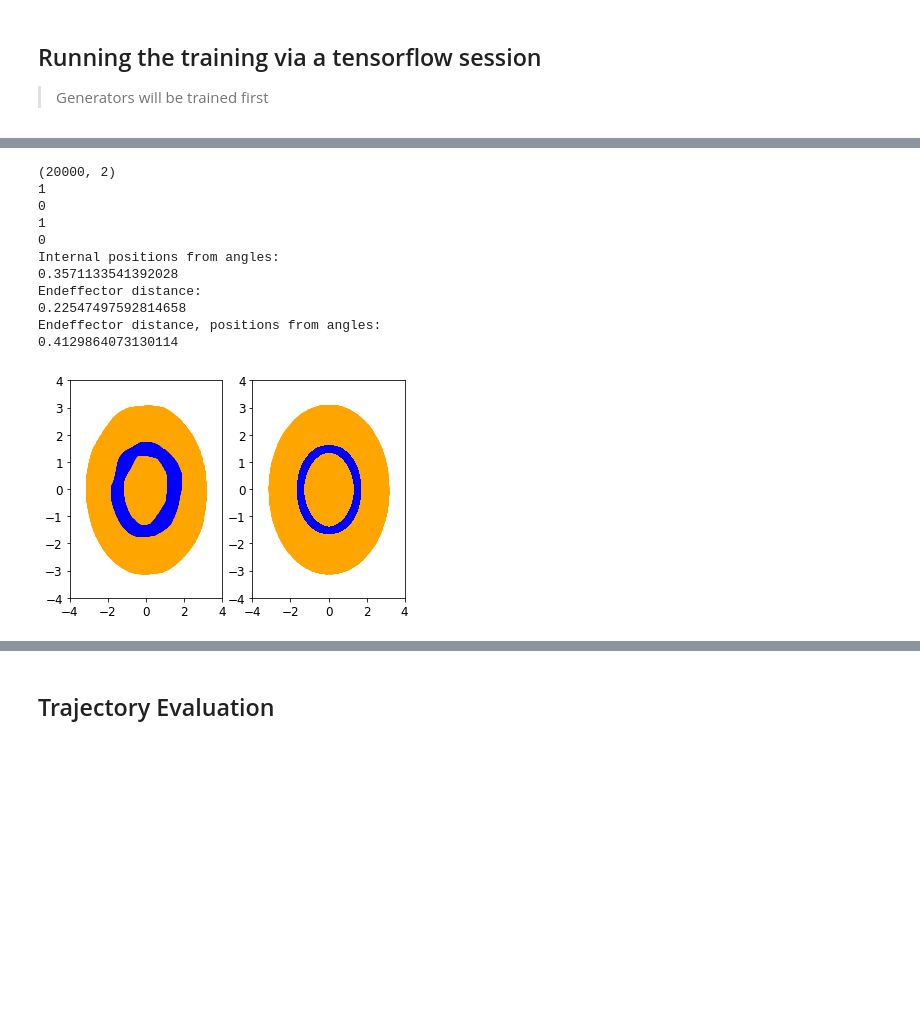
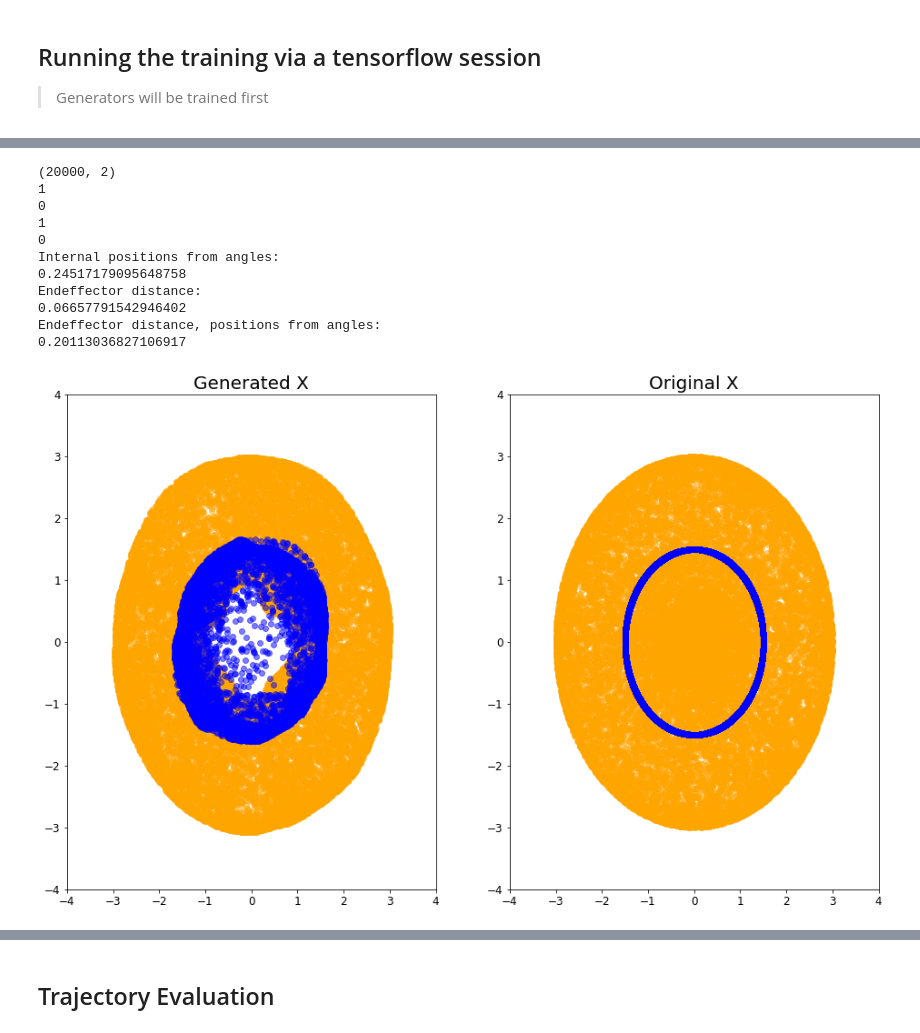
Before and after one commit to ahsanMah/roboGAN, a Jupyter notebook: roboCycleGAN.ipynb, the cells around one changed output, grey strips where cells are left out. Saved outputs shown, nothing was run; the diff lists cells and outputs as text; code cells hidden in the pictures; blank space fills up the shorter version.

```diff
--- a/roboCycleGAN.ipynb
+++ b/roboCycleGAN.ipynb
@@ -31,7 +31,7 @@ import matplotlib.pyplot as plt
 plt.rcParams['axes.labelsize'] = 14
 plt.rcParams['xtick.labelsize'] = 12
 plt.rcParams['ytick.labelsize'] = 12
-plt.rcParams["axes.titlesize"] = 16
+plt.rcParams["axes.titlesize"] = 20
 
 print(sys.executable)
 
@@ -128,7 +128,7 @@ sess = tf.Session()
 nDimX = r1.shape[1]
 nDimY = r2.shape[1]
 
-GAN = RoboGAN(nDimX, nDimY, endposGenerator = True, conditional_disc= False )
+GAN = RoboGAN(nDimX, nDimY, endposDiscriminator= True)
 
 G = GAN.G
 D_Y = GAN.D_Y
@@ -191,8 +191,8 @@ for file in os.listdir(root_logdir):
 train_writer = tf.summary.FileWriter(root_logdir, tf.get_default_graph())
 
 start_time = time.time()
-batch_size = 50
-nrIterations = 10
+batch_size = 200
+nrIterations = 50
 n_batches = nrSamples / batch_size
 g_losses=[]
 d_losses=[]
@@ -264,40 +267,41 @@ def all_positions_loss(inputData, outputData, maxLength=1):
 xr1Test, yr1Test = computeRobotData([-np.pi, np.pi], nrLinks1, lengths1, nrSamples)
 test_data1 = np.concatenate([xr1Test,yr1Test], axis=1)
 #test_data1 = np.concatenate([xr2Test,yr2Test], axis=1)
 generated=sess.run([G(X)], feed_dict={X: test_data1})
 generated1 = generated[0]
 
-
-plt.figure()
+plt.figure(figsize=(16,10))
 plt.subplot(1,2,1)
+plt.title("Generated X")
 plotRobotDistribution(generated1[:,2*nrLinks1:4*nrLinks1])
 plt.subplot(1,2,2)
+plt.title("Original X")
 plotRobotDistribution(yr2[:,:2*nrLinks2])
+plt.savefig("disccond_dist_X.png")
 #plt.figure()
 #plotRobotDistribution(yr1[:,:2*nrLinks1])
-
 
 
 #forwardPos = positionsFromAngles(generated, nrLinks2, lengths2)
 print('Internal positions from angles:')
 print(compareInternalPositions(generated1, nrLinks2, lengths2))
 print('Endeffector distance:')
 print(endEffectorDist(test_data1, generated1, nrLinks1, nrLinks2))
 print('Endeffector distance, positions from angles:')
 print(endEffectorDist(test_data1, replaceAnglePos(generated1, nrLinks2, lengths2),nrLinks1, nrLinks2))
 # %% [output]
 (20000, 2)
 1
 0
 1
 0
 Internal positions from angles:
-0.3571133541392028
+0.24517179095648758
 Endeffector distance:
-0.22547497592814658
+0.06657791542946402
 Endeffector distance, positions from angles:
-0.4129864073130114
+0.20113036827106917
-[figure, old version]
+[figure, new version]
 # %%
 xr2Test, yr2Test = computeRobotData([-np.pi, np.pi], nrLinks2, lengths2, nrSamples)
 test_data2 = np.concatenate([xr2Test,yr2Test], axis=1)
```
Also changed, not shown: parts of 10 cells of this notebook.
